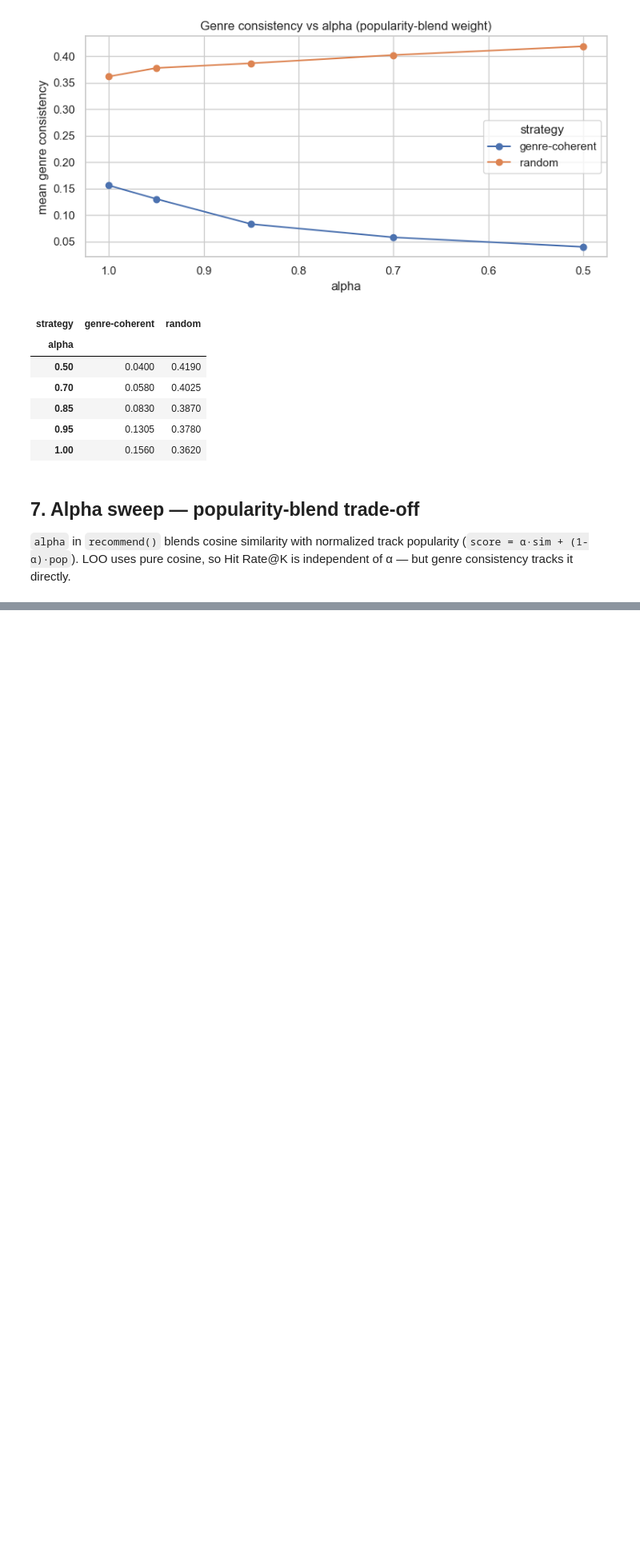
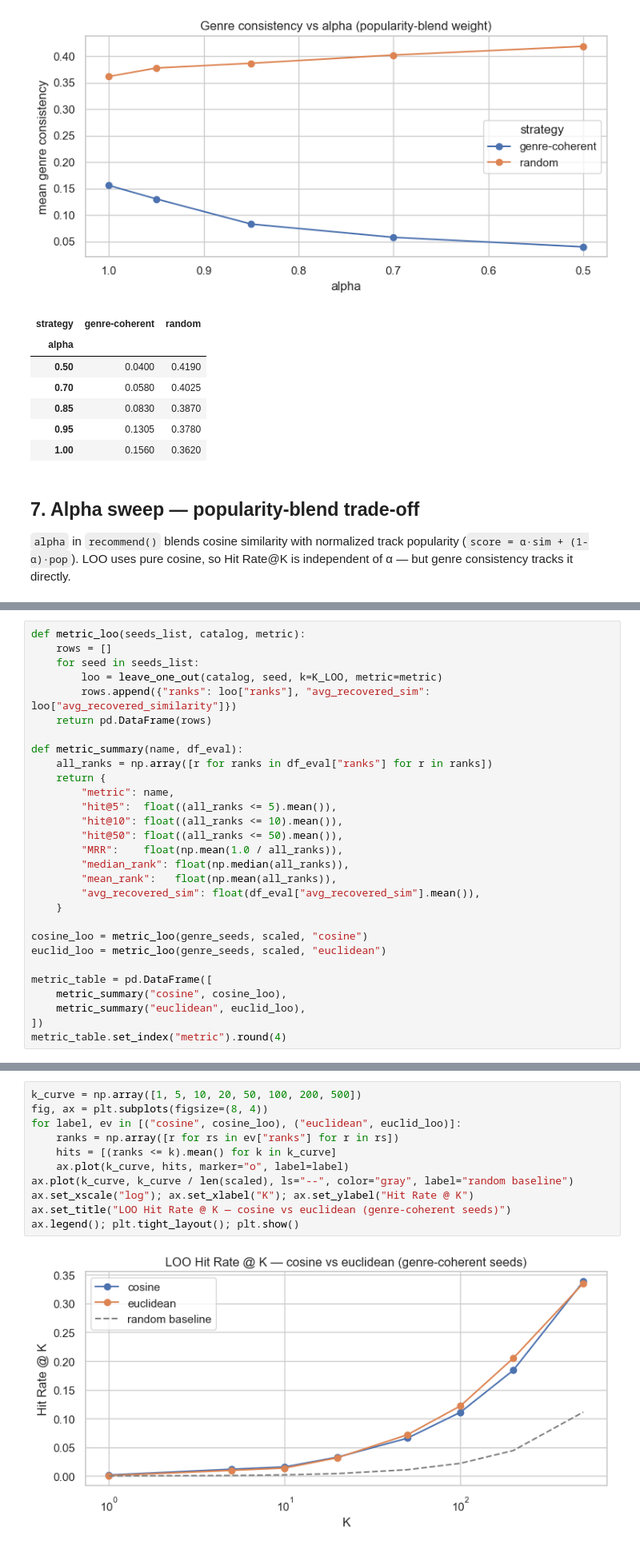
Before and after one commit to jesseboakye/315FinalProject, a Jupyter notebook: notebooks/03_evaluation.ipynb, the cells around one changed output, grey strips where cells are left out. Shown at 80% size. Saved outputs shown, nothing was run; the diff lists cells and outputs as text; blank space fills up the shorter version.

```diff
--- a/notebooks/03_evaluation.ipynb
+++ b/notebooks/03_evaluation.ipynb
@@ -244,0 +249,29 @@ alpha_pivot
+# %%
+def metric_loo(seeds_list, catalog, metric):
+    rows = []
+    for seed in seeds_list:
+        loo = leave_one_out(catalog, seed, k=K_LOO, metric=metric)
+        rows.append({"ranks": loo["ranks"], "avg_recovered_sim": loo["avg_recovered_similarity"]})
+    return pd.DataFrame(rows)
+
+def metric_summary(name, df_eval):
+    all_ranks = np.array([r for ranks in df_eval["ranks"] for r in ranks])
+    return {
+        "metric": name,
+        "hit@5":  float((all_ranks <= 5).mean()),
+        "hit@10": float((all_ranks <= 10).mean()),
+        "hit@50": float((all_ranks <= 50).mean()),
+        "MRR":    float(np.mean(1.0 / all_ranks)),
+        "median_rank": float(np.median(all_ranks)),
+        "mean_rank":   float(np.mean(all_ranks)),
+        "avg_recovered_sim": float(df_eval["avg_recovered_sim"].mean()),
+    }
+
+cosine_loo = metric_loo(genre_seeds, scaled, "cosine")
+euclid_loo = metric_loo(genre_seeds, scaled, "euclidean")
+
+metric_table = pd.DataFrame([
+    metric_summary("cosine", cosine_loo),
+    metric_summary("euclidean", euclid_loo),
+])
+metric_table.set_index("metric").round(4)
@@ -245,3 +283,16 @@ alpha_pivot
+# %%
+k_curve = np.array([1, 5, 10, 20, 50, 100, 200, 500])
+fig, ax = plt.subplots(figsize=(8, 4))
+for label, ev in [("cosine", cosine_loo), ("euclidean", euclid_loo)]:
+    ranks = np.array([r for rs in ev["ranks"] for r in rs])
+    hits = [(ranks <= k).mean() for k in k_curve]
+    ax.plot(k_curve, hits, marker="o", label=label)
+ax.plot(k_curve, k_curve / len(scaled), ls="--", color="gray", label="random baseline")
+ax.set_xscale("log"); ax.set_xlabel("K"); ax.set_ylabel("Hit Rate @ K")
+ax.set_title("LOO Hit Rate @ K — cosine vs euclidean (genre-coherent seeds)")
+ax.legend(); plt.tight_layout(); plt.show()
+# %% [output]
+[figure, added]
 # %% [markdown]
 ## Notes / takeaways
 
```
Also changed, not shown: parts of 3 cells of this notebook, 1 other file.
